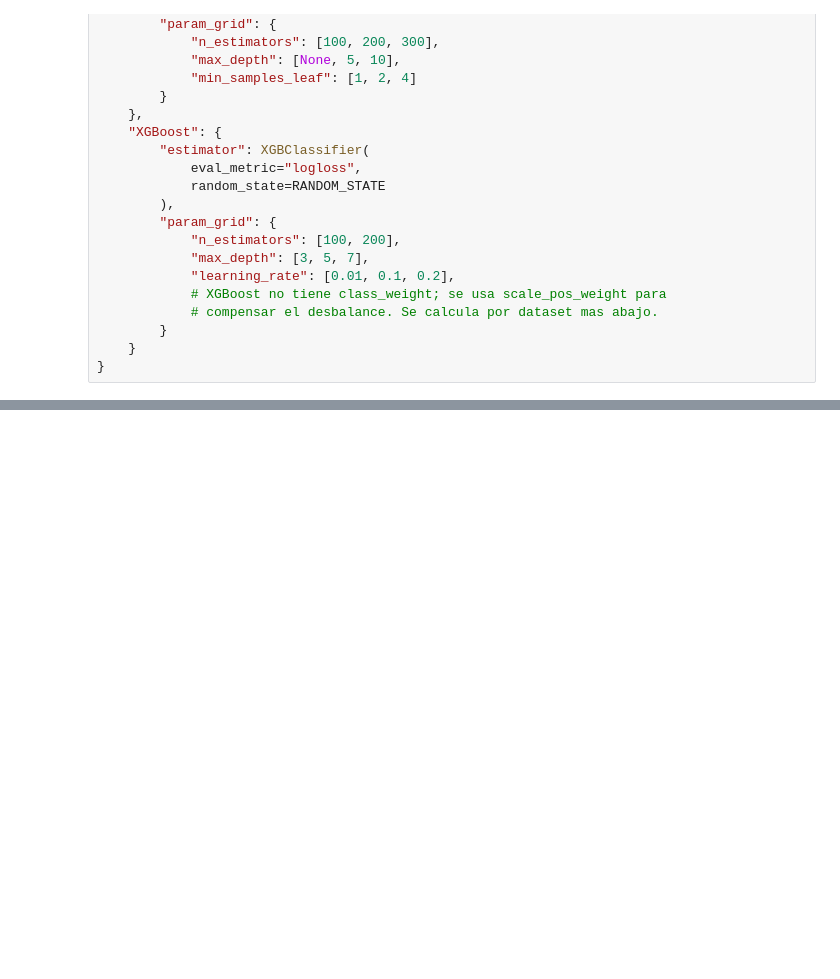
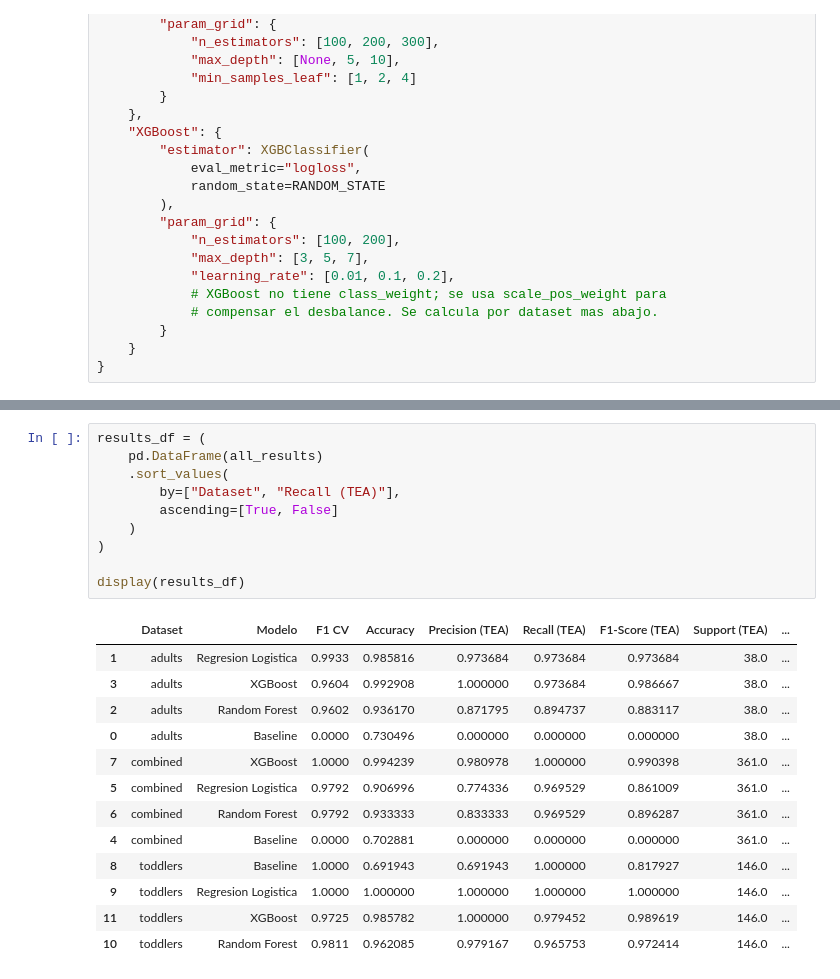
Before and after one commit to adrianaarang/tesTEA, a Jupyter notebook: notebooks/03_modelado.ipynb, the cells around one changed output, grey strips where cells are left out. Drawn from its saved outputs; the diff is of its cells as text; blank space fills up the shorter version.

```diff
--- a/notebooks/03_modelado.ipynb
+++ b/notebooks/03_modelado.ipynb
@@ -240 +208,25 @@ adolescents Regresion Logistica      1.000000        1.000000         1.000000
+# %%
+results_df = (
+    pd.DataFrame(all_results)
+    .sort_values(
+        by=["Dataset", "Recall (TEA)"],
+        ascending=[True, False]
+    )
+)
+
+display(results_df)
+# %% [output]
+|  | Dataset | Modelo | F1 CV | Accuracy | Precision (TEA) | Recall (TEA) | F1-Score (TEA) | Support (TEA) | ... |
+| 1 | adults | Regresion Logistica | 0.9933 | 0.985816 | 0.973684 | 0.973684 | 0.973684 | 38.0 | ... |
+| 3 | adults | XGBoost | 0.9604 | 0.992908 | 1.000000 | 0.973684 | 0.986667 | 38.0 | ... |
+| 2 | adults | Random Forest | 0.9602 | 0.936170 | 0.871795 | 0.894737 | 0.883117 | 38.0 | ... |
+| 0 | adults | Baseline | 0.0000 | 0.730496 | 0.000000 | 0.000000 | 0.000000 | 38.0 | ... |
+| 7 | combined | XGBoost | 1.0000 | 0.994239 | 0.980978 | 1.000000 | 0.990398 | 361.0 | ... |
+| 5 | combined | Regresion Logistica | 0.9792 | 0.906996 | 0.774336 | 0.969529 | 0.861009 | 361.0 | ... |
+| 6 | combined | Random Forest | 0.9792 | 0.933333 | 0.833333 | 0.969529 | 0.896287 | 361.0 | ... |
+| 4 | combined | Baseline | 0.0000 | 0.702881 | 0.000000 | 0.000000 | 0.000000 | 361.0 | ... |
+| 8 | toddlers | Baseline | 1.0000 | 0.691943 | 0.691943 | 1.000000 | 0.817927 | 146.0 | ... |
+| 9 | toddlers | Regresion Logistica | 1.0000 | 1.000000 | 1.000000 | 1.000000 | 1.000000 | 146.0 | ... |
+| 11 | toddlers | XGBoost | 0.9725 | 0.985782 | 1.000000 | 0.979452 | 0.989619 | 146.0 | ... |
+| 10 | toddlers | Random Forest | 0.9811 | 0.962085 | 0.979167 | 0.965753 | 0.972414 | 146.0 | ... |
 # %%
```
Also changed, not shown: parts of 10 cells of this notebook.
